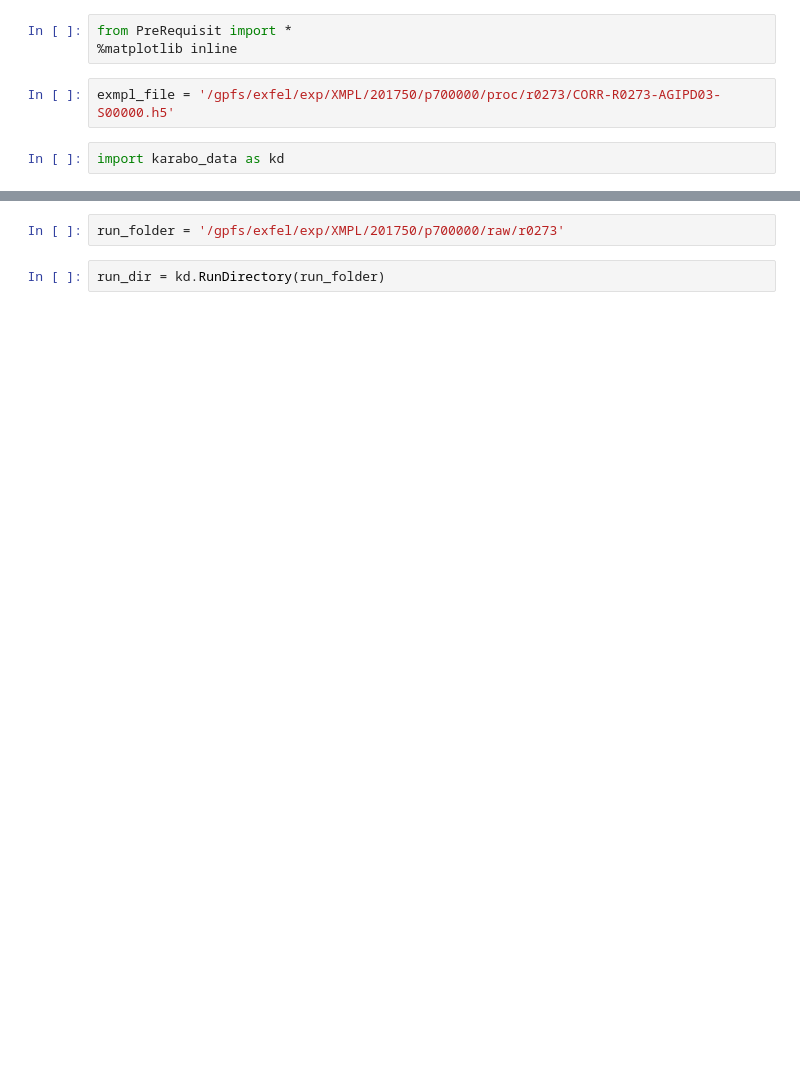
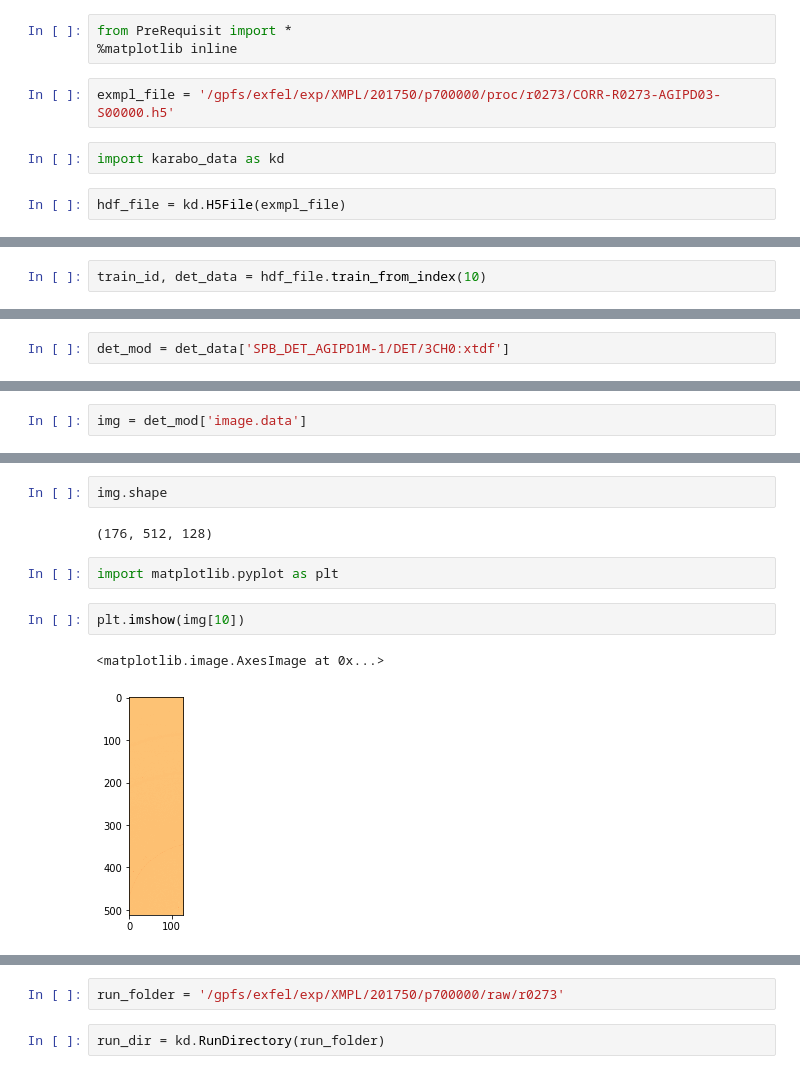
Before and after one commit to antarcticrainforest/antarcticrainforest.github.io, a Jupyter notebook: src/karabo_data-talk/Live-demo_talk.ipynb, the cells around one changed output, grey strips where cells are left out. Cells and saved outputs as stored; diff of their text form; blank space fills up the shorter version.

```diff
--- a/src/karabo_data-talk/Live-demo_talk.ipynb
+++ b/src/karabo_data-talk/Live-demo_talk.ipynb
@@ -5,3 +5,5 @@ from PreRequisit import *
 exmpl_file = '/gpfs/exfel/exp/XMPL/201750/p700000/proc/r0273/CORR-R0273-AGIPD03-S00000.h5'
 # %%
 import karabo_data as kd
+# %%
+hdf_file = kd.H5File(exmpl_file)
@@ -7,0 +14,2 @@ import karabo_data as kd
+# %%
+train_id, det_data = hdf_file.train_from_index(10)
@@ -7,0 +28,2 @@ import karabo_data as kd
+# %%
+det_mod = det_data['SPB_DET_AGIPD1M-1/DET/3CH0:xtdf']
@@ -7,0 +50,2 @@ import karabo_data as kd
+# %%
+img = det_mod['image.data']
@@ -7,0 +72,11 @@ import karabo_data as kd
+# %%
+img.shape
+# %% [output]
+(176, 512, 128)
+# %%
+import matplotlib.pyplot as plt
+# %%
+plt.imshow(img[10])
+# %% [output]
+<matplotlib.image.AxesImage at 0x...>
+[figure, added]
```
Also changed, not shown: parts of 20 cells of this notebook, 26 other files.
